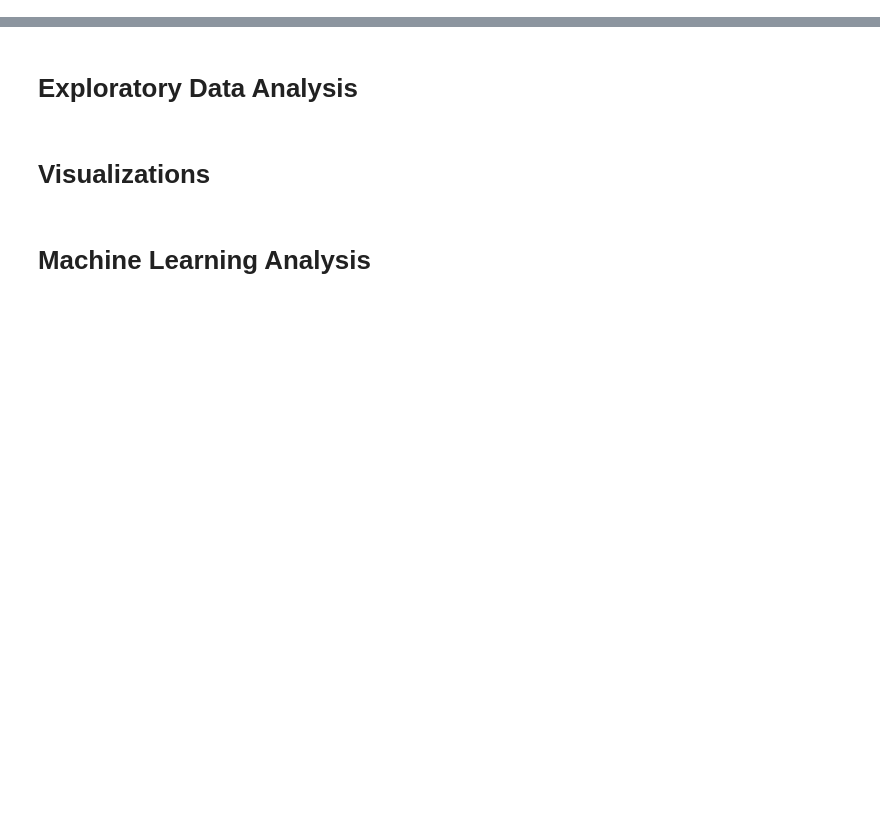
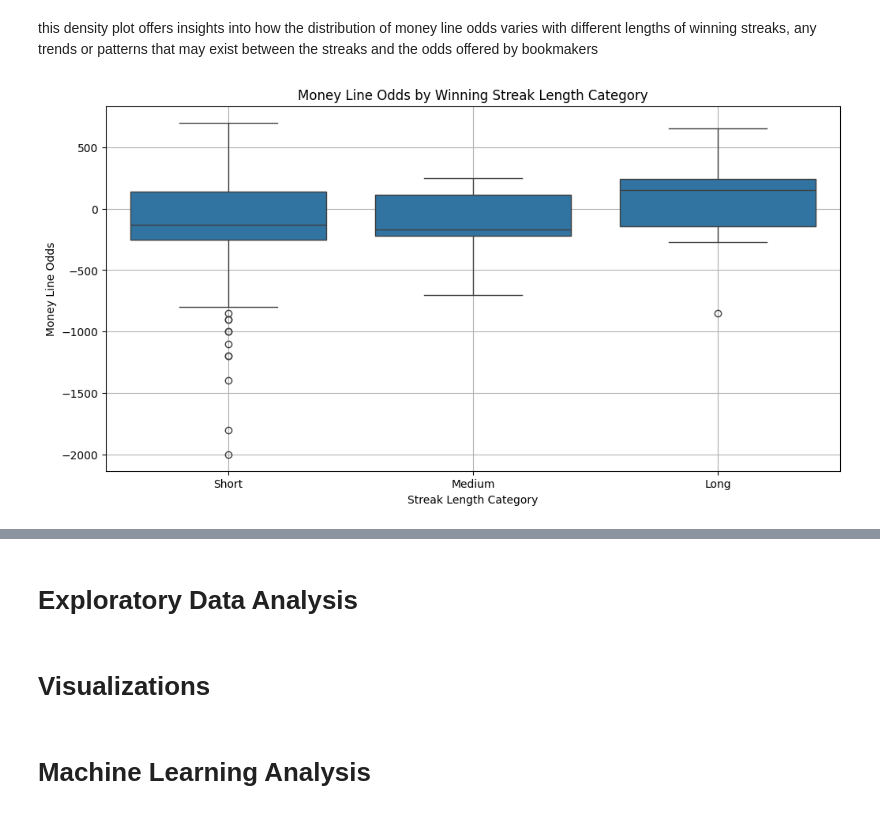
Before and after one commit to ihern/418-Project, a Jupyter notebook: NBA_Sport_Bet_Analysis.ipynb, the cells around one changed output, grey strips where cells are left out. Drawn from its saved outputs; the diff is of its cells as text; code cells hidden in the pictures; blank space fills up the shorter version.

```diff
--- a/NBA_Sport_Bet_Analysis.ipynb
+++ b/NBA_Sport_Bet_Analysis.ipynb
@@ -17,0 +216,13 @@ Changes Since Proposal: None
+# %% [markdown]
+ this density plot offers insights into how the distribution of money line odds varies with different lengths of winning streaks, any trends or patterns that may exist between the streaks and the odds offered by bookmakers
+# %%
+# Boxplot of Money Line Odds by Streak Length Categories
+plt.figure(figsize=(12, 6))
+sns.boxplot(x='Streak Category', y='Money Line', data=streaks_with_bets)
+plt.title('Money Line Odds by Winning Streak Length Category')
+plt.xlabel('Streak Length Category')
+plt.ylabel('Money Line Odds')
+plt.grid(True)
+plt.show()
+# %% [output]
+[figure, added]
```
Also changed, not shown: parts of 54 cells of this notebook, 1 other file.
